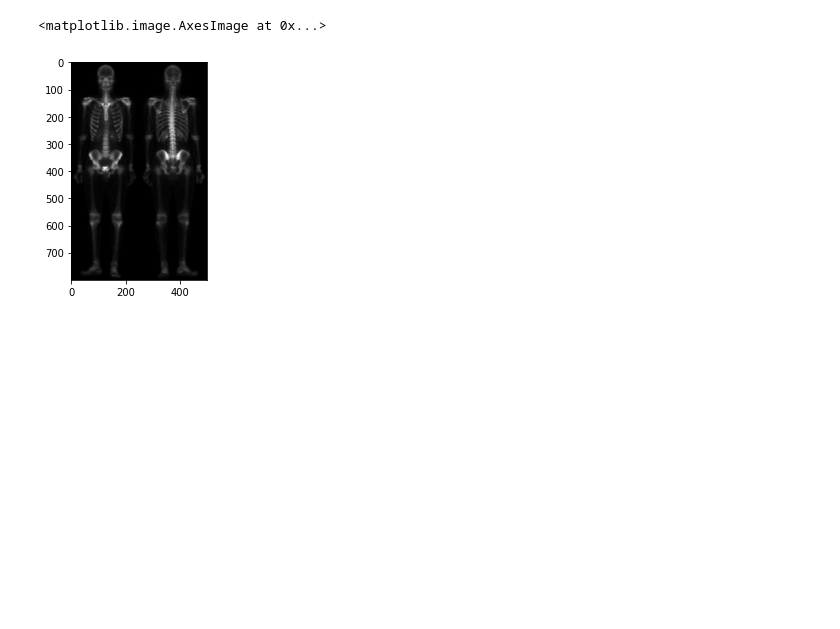
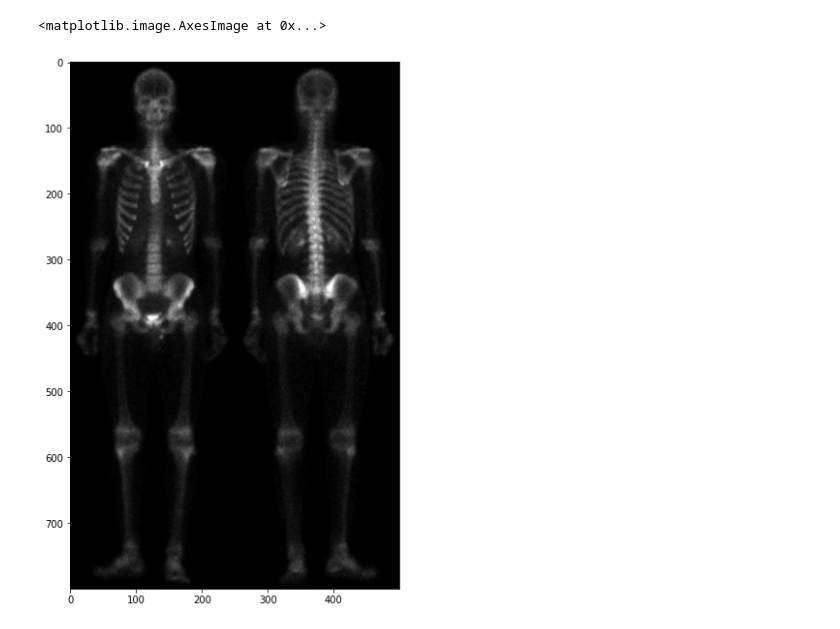
Before and after one commit to Debechelo/ComputerVision, a Jupyter notebook: Lab_4 python/skeleton.ipynb, the cells around one changed output. Saved outputs shown, nothing was run; the diff lists cells and outputs as text; code cells hidden in the pictures; blank space fills up the shorter version.

Commit message:
skelet

```diff
--- a/Lab_4 python/skeleton.ipynb
+++ b/Lab_4 python/skeleton.ipynb
@@ -4,9 +4,10 @@ import numpy as np
 from matplotlib import pyplot as plt
 %matplotlib inline
 # %%
-B = cv2.imread("skeleton.png")
+B = cv2.imread("skeleton.jpg")
+plt.figure(figsize=(10,10))
 skelet = cv2.cvtColor(B, cv2.COLOR_BGR2GRAY)
 plt.imshow(B)
 # %% [output]
 <matplotlib.image.AxesImage at 0x...>
-[figure, old version]
+[figure, new version]
```
Also changed, not shown: parts of 20 cells of this notebook, 9 other files.
